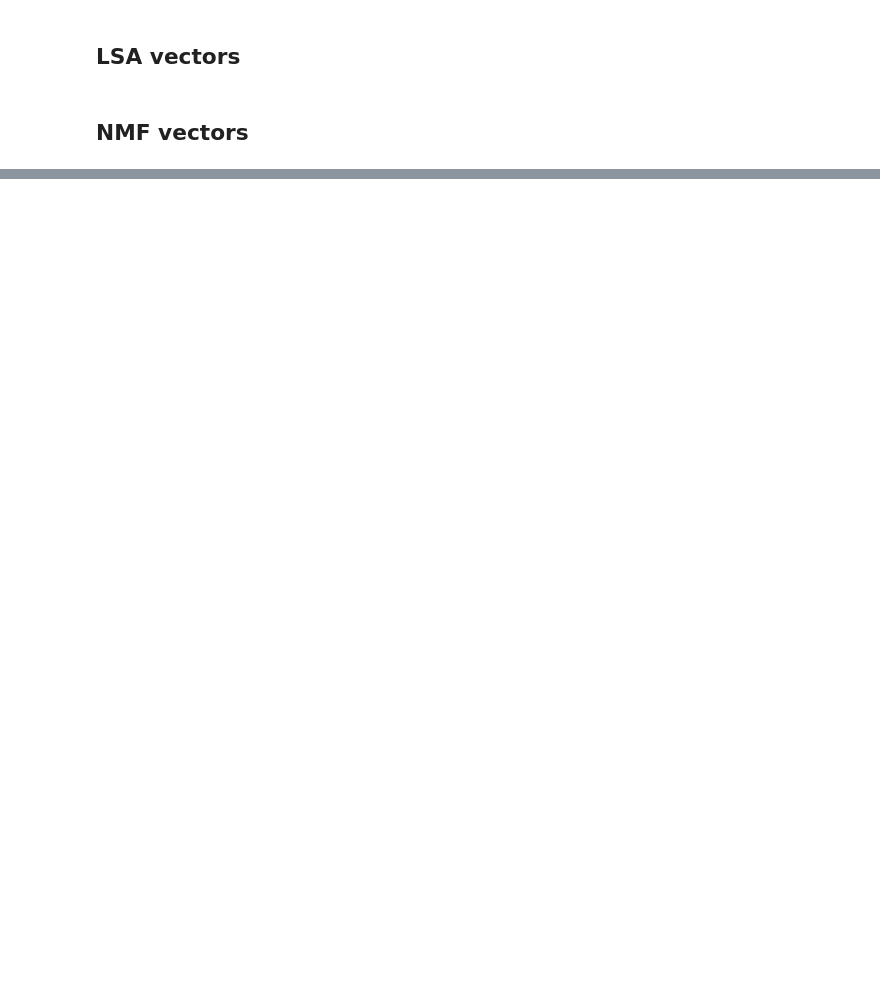
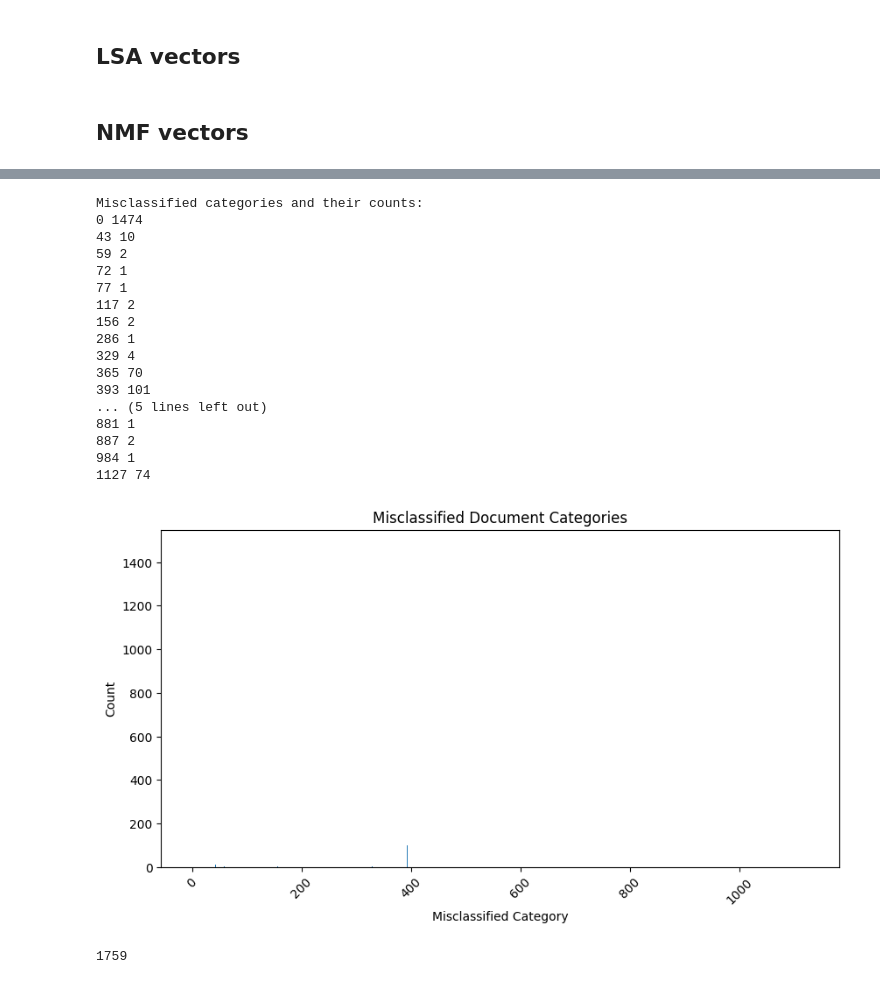
Before and after one commit to nimanshijha/PDF_vector_embeddings, a Jupyter notebook: submission.ipynb, the cells around one changed output, grey strips where cells are left out. Drawn from its saved outputs; the diff is of its cells as text; code cells hidden in the pictures; blank space fills up the shorter version.

```diff
--- a/submission.ipynb
+++ b/submission.ipynb
@@ -853,0 +841,3 @@ print(f"F1-score: {f1score_nmf}")
+# %%
+# Read the JSON file into a dataframe
+df = pd.read_json(r"C:\Users\niman\Documents\nj_code\vec.json")
@@ -853,0 +946,15 @@ print(f"F1-score: {f1score_nmf}")
+# %%
+
+# Get the indices of misclassified documents
+misclassified_idx = np.where(y_pred_lsa != y_test)[0]
+
+# Get the text and predicted categories of the misclassified documents
+misclassified_text = X_test[misclassified_idx]
+misclassified_categories = y_pred_lsa[misclassified_idx]
+#true_categories = y_test[misclassified_idx].astype(int)
+
+# Print the misclassified documents and their predicted categories
+for i in range(len(misclassified_idx)):
+    print("Misclassified Document:", misclassified_text[i])
+    #print("True Category:", true_categories[i])
+    print("Predicted Category:", misclassified_categories[i])
@@ -853,0 +1019,38 @@ print(f"F1-score: {f1score_nmf}")
+# %%
+unique_categories, counts = np.unique(misclassified_categories, return_counts=True)
+print("Misclassified categories and their counts:")
+for category, count in zip(unique_categories, counts):
+    print(category, count)
+
+import matplotlib.pyplot as plt
+
+plt.figure(figsize=(10, 5))
+plt.bar(unique_categories, counts)
+plt.xticks(rotation=45)
+plt.xlabel("Misclassified Category")
+plt.ylabel("Count")
+plt.title("Misclassified Document Categories")
+plt.show()
+# %% [output]
+Misclassified categories and their counts:
+0 1474
+43 10
+59 2
+72 1
+77 1
+117 2
+156 2
+286 1
+329 4
+365 70
+393 101
+... (5 lines left out)
+881 1
+887 2
+984 1
+1127 74
+[figure, added]
+# %%
+len(misclassified_idx)
+# %% [output]
+1759
```
Also changed, not shown: parts of 41 cells of this notebook.
